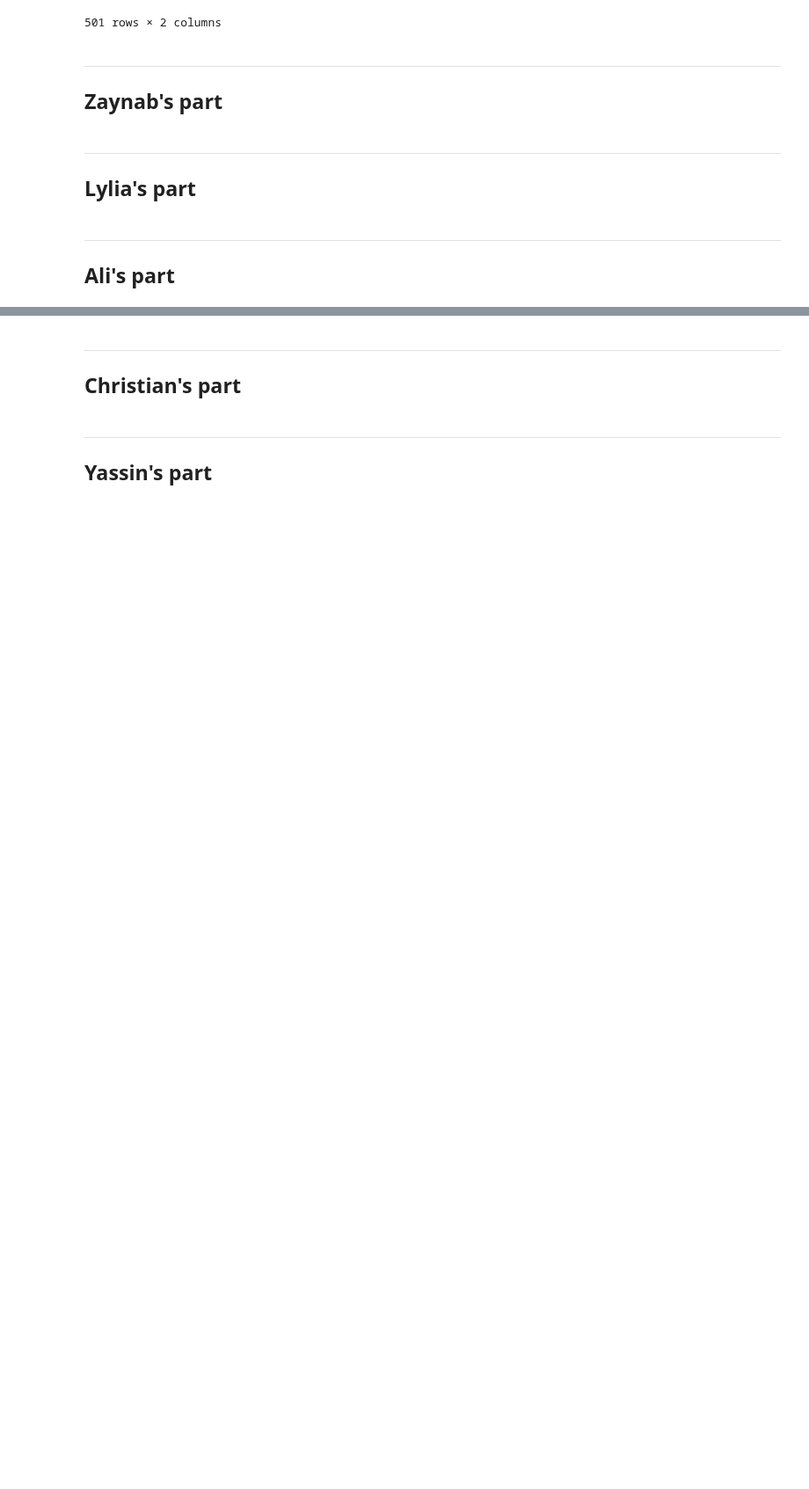
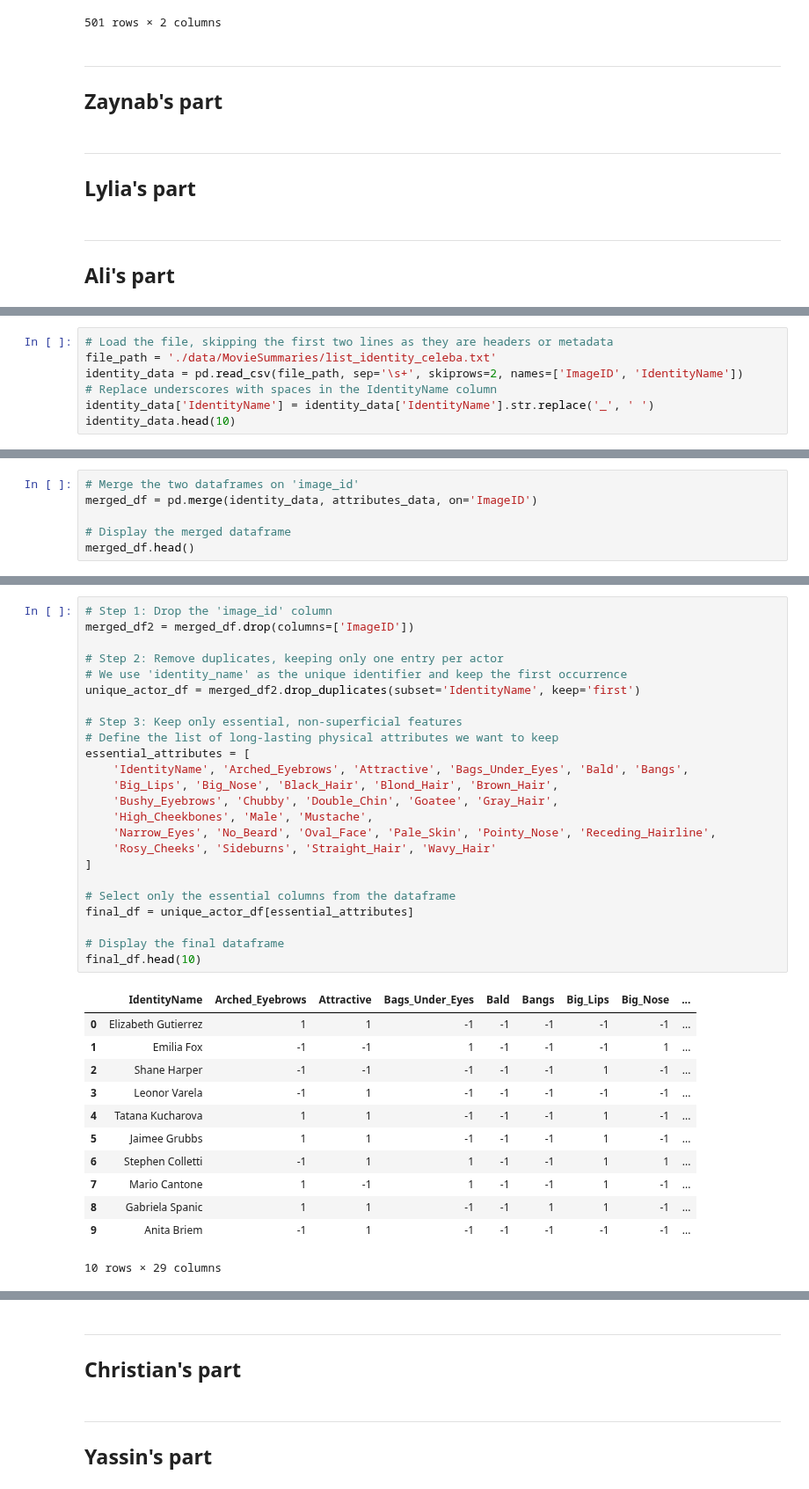
Before and after one commit to epfl-ada/ada-2024-project-arabsdatascientists2024, a Jupyter notebook: Exlploration_CMU.ipynb, the cells around one changed output, grey strips where cells are left out. Shown at 88% size. Cells and saved outputs as stored; diff of their text form; blank space fills up the shorter version.

```diff
--- a/Exlploration_CMU.ipynb
+++ b/Exlploration_CMU.ipynb
@@ -191,0 +279,7 @@ tvtropes_clusters
+# %%
+# Load the file, skipping the first two lines as they are headers or metadata
+file_path = './data/MovieSummaries/list_identity_celeba.txt'
+identity_data = pd.read_csv(file_path, sep='\s+', skiprows=2, names=['ImageID', 'IdentityName'])
+# Replace underscores with spaces in the IdentityName column
+identity_data['IdentityName'] = identity_data['IdentityName'].str.replace('_', ' ')
+identity_data.head(10)
@@ -191,0 +317,6 @@ tvtropes_clusters
+# %%
+# Merge the two dataframes on 'image_id'
+merged_df = pd.merge(identity_data, attributes_data, on='ImageID')
+
+# Display the merged dataframe
+merged_df.head()
@@ -191,0 +339,37 @@ tvtropes_clusters
+# %%
+# Step 1: Drop the 'image_id' column
+merged_df2 = merged_df.drop(columns=['ImageID'])
+
+# Step 2: Remove duplicates, keeping only one entry per actor
+# We use 'identity_name' as the unique identifier and keep the first occurrence
+unique_actor_df = merged_df2.drop_duplicates(subset='IdentityName', keep='first')
+
+# Step 3: Keep only essential, non-superficial features
+# Define the list of long-lasting physical attributes we want to keep
+essential_attributes = [
+    'IdentityName', 'Arched_Eyebrows', 'Attractive', 'Bags_Under_Eyes', 'Bald', 'Bangs',
+    'Big_Lips', 'Big_Nose', 'Black_Hair', 'Blond_Hair', 'Brown_Hair',
+    'Bushy_Eyebrows', 'Chubby', 'Double_Chin', 'Goatee', 'Gray_Hair',
+    'High_Cheekbones', 'Male', 'Mustache',
+    'Narrow_Eyes', 'No_Beard', 'Oval_Face', 'Pale_Skin', 'Pointy_Nose', 'Receding_Hairline',
+    'Rosy_Cheeks', 'Sideburns', 'Straight_Hair', 'Wavy_Hair'
+]
+
+# Select only the essential columns from the dataframe
+final_df = unique_actor_df[essential_attributes]
+
+# Display the final dataframe
+final_df.head(10)
+# %% [output]
+|  | IdentityName | Arched_Eyebrows | Attractive | Bags_Under_Eyes | Bald | Bangs | Big_Lips | Big_Nose | ... |
+| 0 | Elizabeth Gutierrez | 1 | 1 | -1 | -1 | -1 | -1 | -1 | ... |
+| 1 | Emilia Fox | -1 | -1 | 1 | -1 | -1 | -1 | 1 | ... |
+| 2 | Shane Harper | -1 | -1 | -1 | -1 | -1 | 1 | -1 | ... |
+| 3 | Leonor Varela | -1 | 1 | -1 | -1 | -1 | -1 | -1 | ... |
+| 4 | Tatana Kucharova | 1 | 1 | -1 | -1 | -1 | 1 | -1 | ... |
+| 5 | Jaimee Grubbs | 1 | 1 | -1 | -1 | -1 | 1 | -1 | ... |
+| 6 | Stephen Colletti | -1 | 1 | 1 | -1 | -1 | 1 | 1 | ... |
+| 7 | Mario Cantone | 1 | -1 | 1 | -1 | -1 | 1 | -1 | ... |
+| 8 | Gabriela Spanic | 1 | 1 | -1 | -1 | 1 | 1 | -1 | ... |
+| 9 | Anita Briem | -1 | 1 | -1 | -1 | -1 | -1 | -1 | ... |
+10 rows × 29 columns
```
Also changed, not shown: parts of 48 cells of this notebook, 7 other files.
